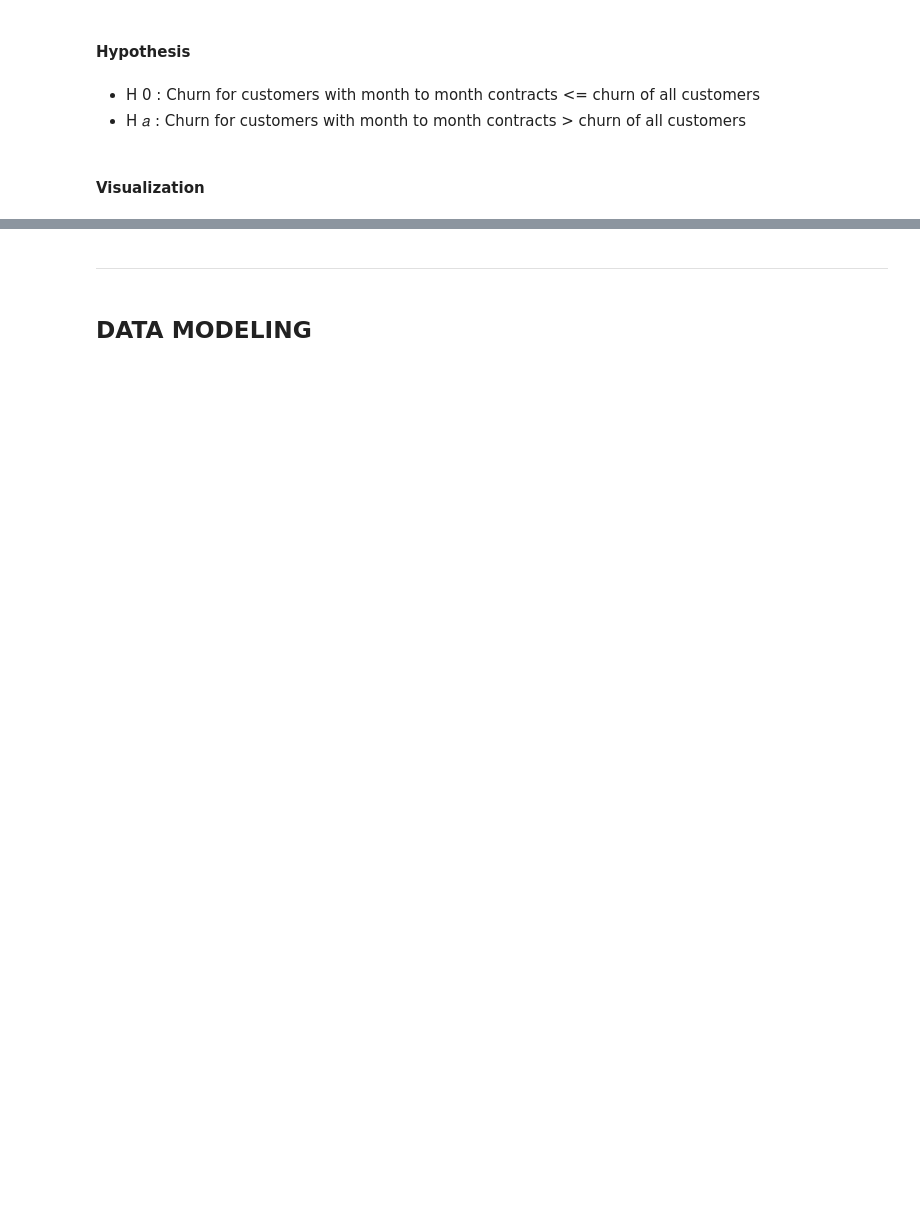
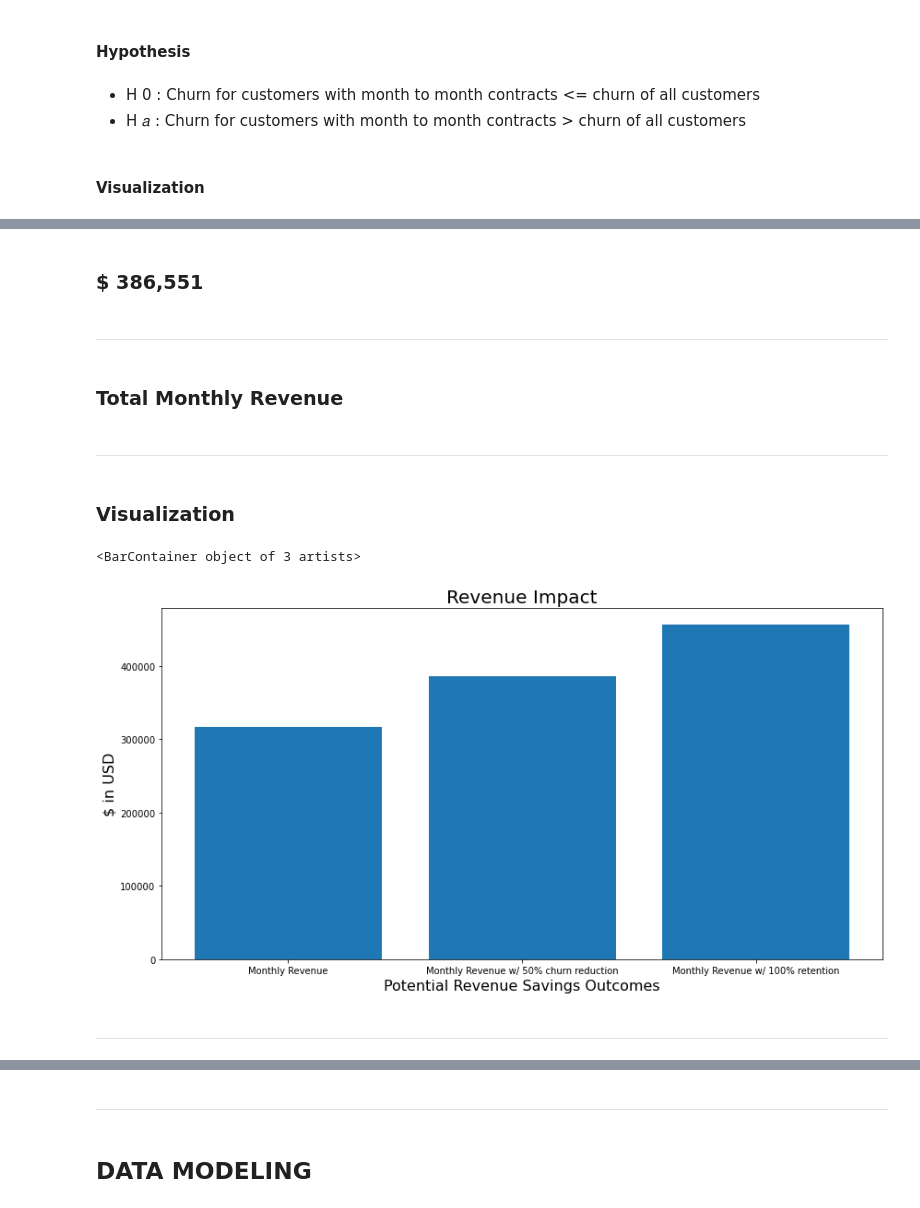
Before and after one commit to rachelrobbinsmayhill/classification-project, a Jupyter notebook: Churn_Report.ipynb, the cells around one changed output, grey strips where cells are left out. Saved outputs shown, nothing was run; the diff lists cells and outputs as text; code cells hidden in the pictures; blank space fills up the shorter version.

```diff
--- a/Churn_Report.ipynb
+++ b/Churn_Report.ipynb
@@ -355 +369,36 @@ Because churn is a boolean/yes or no value, we will use classification machine l
+# %% [markdown]
+### $ 386,551
+# %% [markdown]
+---
+# %% [markdown]
+### Total Monthly Revenue
+# %% [markdown]
+----
+# %% [markdown]
+### Visualization
+# %%
+monthly_revenue = total_monthly_revenue_overall
+
+monthly_minus_churn = total_monthly_revenue_overall - churn_monthly_revenue_lost_overall
+
+monthly_50_percent_churn = total_monthly_revenue_overall - (churn_monthly_revenue_lost_overall * 0.5)
+
+x = [
+     "Monthly Revenue",
+     "Monthly Revenue w/ 50% churn reduction",
+     "Monthly Revenue w/ 100% retention",
+    ]
+
+y = [monthly_minus_churn, monthly_50_percent_churn, monthly_revenue]
+plt.figure(figsize=(14,7))
+plt.title('Revenue Impact', fontsize = 20)
+plt.xlabel('Potential Revenue Savings Outcomes', fontsize = 16)
+plt.ylabel('$ in USD', fontsize = 16)
+
+plt.bar(x, y)
+# %% [output]
+<BarContainer object of 3 artists>
+[figure, added]
+# %% [markdown]
+---
 # %% [markdown]
```
Also changed, not shown: parts of 57 cells of this notebook.
